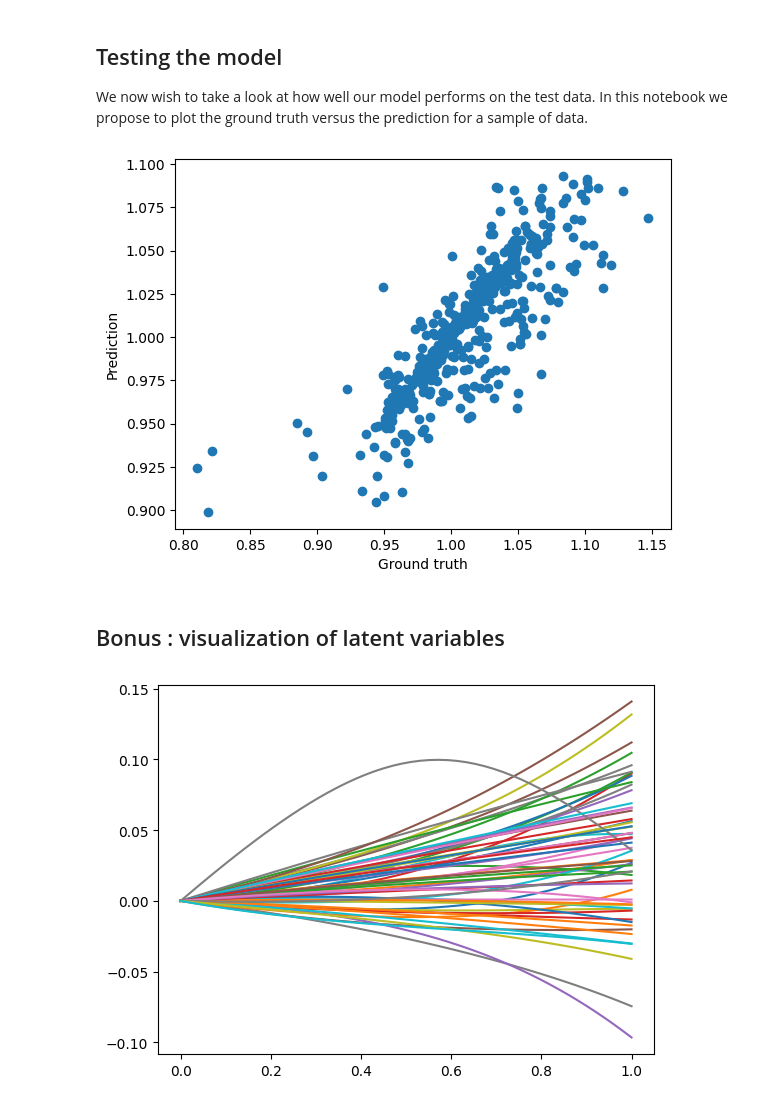
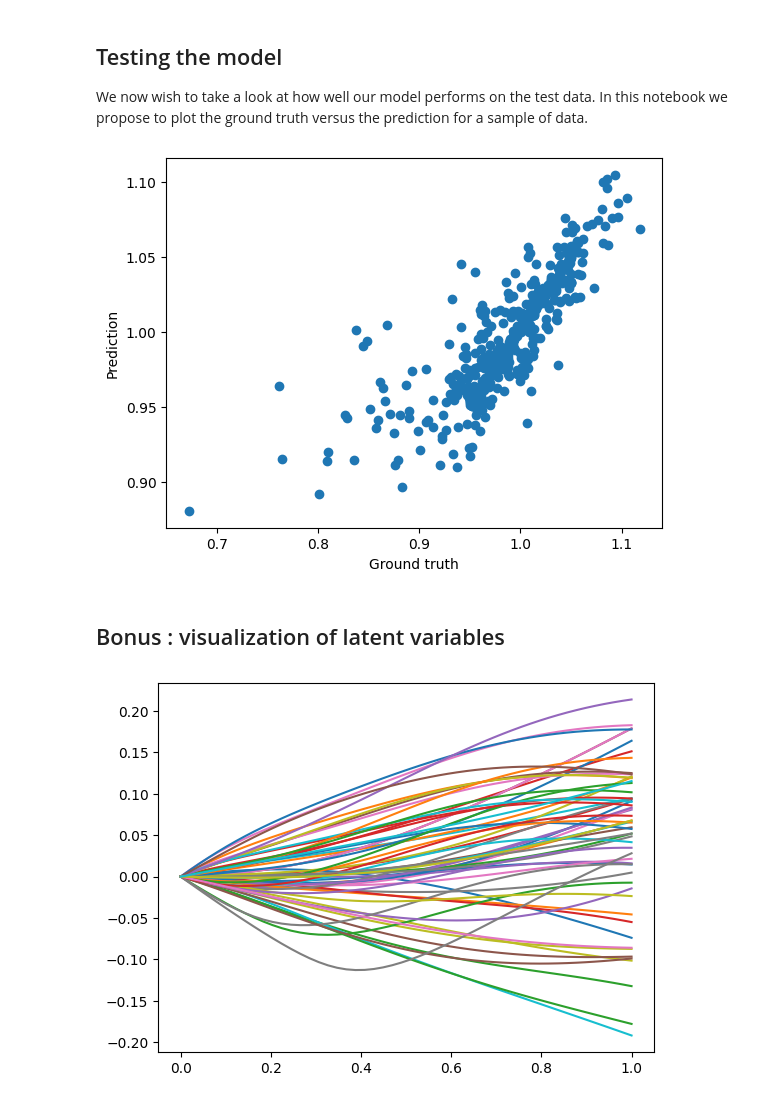
Before and after one commit to bdonon/ml4ps, a Jupyter notebook: docs/source/usecase/h2mgnode.ipynb, the cells around one changed output. Saved outputs shown, nothing was run; the diff lists cells and outputs as text; code cells hidden in the pictures.

Commit message:
H2MGNODE compatible with global variables.

```diff
--- a/docs/source/usecase/h2mgnode.ipynb
+++ b/docs/source/usecase/h2mgnode.ipynb
@@ -107,7 +118,7 @@ h2mgnode = mp.H2MGNODE(
 # %% [markdown]
 In addition, we need to specify post-processing functions, so that our model starts its training in a reasonable range. Here, we know that voltage magnitudes should be around 1 p.u., so we post-process the neural network output by adding an offset of 1.
 # %%
-functions = {'bus': {'res_vm_pu': [mp.AffineTransform(offset=1.)]}}
+functions = {'bus': {'features': {'res_vm_pu': [mp.AffineTransform(offset=1.)]}}}
 postprocessor = mp.PostProcessor(functions=functions)
 # %% [markdown]
 ## Training loop
@@ -116,14 +127,14 @@ Here, we propose to train our neural network using the Adam optimizer. The loss
 # %%
 from jax.example_libraries import optimizers
 
-learning_rate = 3e-4
+learning_rate = 3e-3
 opt_init, opt_update, get_params = optimizers.adam(learning_rate)
 opt_state = opt_init(h2mgnode.weights)
 # %%
 def loss_function(params, start_state, y):
     y_hat = h2mgnode.solve_and_decode_batch(params, start_state)
     y_post = postprocessor(y_hat)
-    return jnp.mean((y_post['bus']['res_vm_pu'] - y['bus']['res_vm_pu'])**2)
+    return jnp.mean((y_post['bus']['features']['res_vm_pu'] - y['bus']['features']['res_vm_pu'])**2)
 
 @jax.jit
 def update_jit(params, start_state, y, opt_state, step):
@@ -132,18 +143,18 @@ def update_jit(params, start_state, y, opt_state, step):
     return get_params(opt_state), opt_state, loss
 
 
-def update(params, a, x, y, opt_state, step):
-    start_state = h2mgnode.init_state_batch(a, x)
+def update(params, x, y, opt_state, step):
+    start_state = h2mgnode.init_state_batch(x)
     return update_jit(params, start_state, y, opt_state, step)
 # %%
 step = 0
 for epoch in range(2):
-    for a, x, nets in (pbar := tqdm.tqdm(train_loader)):
+    for x, nets in (pbar := tqdm.tqdm(train_loader)):
         step += 1
 
         backend.run_batch(nets) # AC power flow simulation
-        y = backend.get_feature_batch(nets, feature_names={'bus':['res_vm_pu']}) # Ground truth extraction
-        h2mgnode.weights, opt_state, loss = update(h2mgnode.weights, a, x, y, opt_state, step)
+        y = backend.get_data_batch(nets, data_structure={'bus':{'feature_names': ['res_vm_pu']}}) # Ground truth extraction
+        h2mgnode.weights, opt_state, loss = update(h2mgnode.weights, x, y, opt_state, step)
 
         pbar.set_description("Epoch {}, Loss = {:.2e}".format(epoch, loss))
 # %% [markdown]
@@ -164,12 +175,12 @@ a, x, nets = next(iter(test_loader))
 # %%
 # Perform prediction
-y_hat = h2mgnode.forward_batch(h2mgnode.weights, a, x)
+y_hat = h2mgnode.forward_batch(h2mgnode.weights, x)
 y_post = postprocessor(y_hat)
-y_post = np.reshape(y_post['bus']['res_vm_pu'], [-1])
+y_post = np.reshape(y_post['bus']['features']['res_vm_pu'], [-1])
 
 # Get ground truth
-y_truth = backend.get_feature_batch(nets, feature_names={'bus':['res_vm_pu']})
-y_truth = np.reshape(y_truth['bus']['res_vm_pu'], [-1])
+y_truth = backend.get_data_batch(nets, data_structure={'bus':{'feature_names': ['res_vm_pu']}})
+y_truth = np.reshape(y_truth['bus']['features']['res_vm_pu'], [-1])
 
 # Compare results
 import matplotlib.pyplot as plt
@@ -178,25 +189,25 @@ plt.xlabel('Ground truth')
 plt.ylabel('Prediction')
 plt.show()
 # %% [output]
-[figure, old version]
+[figure, new version]
 # %% [markdown]
 ## Bonus : visualization of latent variables
 # %%
 from jax.experimental.ode import odeint
 start_and_end_times = jnp.linspace(0., 1., 50)
 
 def odenet(params, init_state):
     intermediate_states = odeint(h2mgnode.dynamics, init_state, start_and_end_times, params)
     return intermediate_states
 
 batched_odenet = jax.vmap(odenet, in_axes=(None, 0))
 
-a, x, nets = next(iter(test_loader))
-init_state = h2mgnode.init_state_batch(a, x)
+x, nets = next(iter(test_loader))
+init_state = h2mgnode.init_state_batch(x)
 intermediate_states = batched_odenet(h2mgnode.weights, init_state)
 
 y_plot = intermediate_states['h_v'][0,:,:,0]
 plt.plot(start_and_end_times, y_plot)
 plt.show()
 # %% [output]
-[figure, old version]
+[figure, new version]
```
Also changed, not shown: parts of 4 cells of this notebook, 3 other files.
